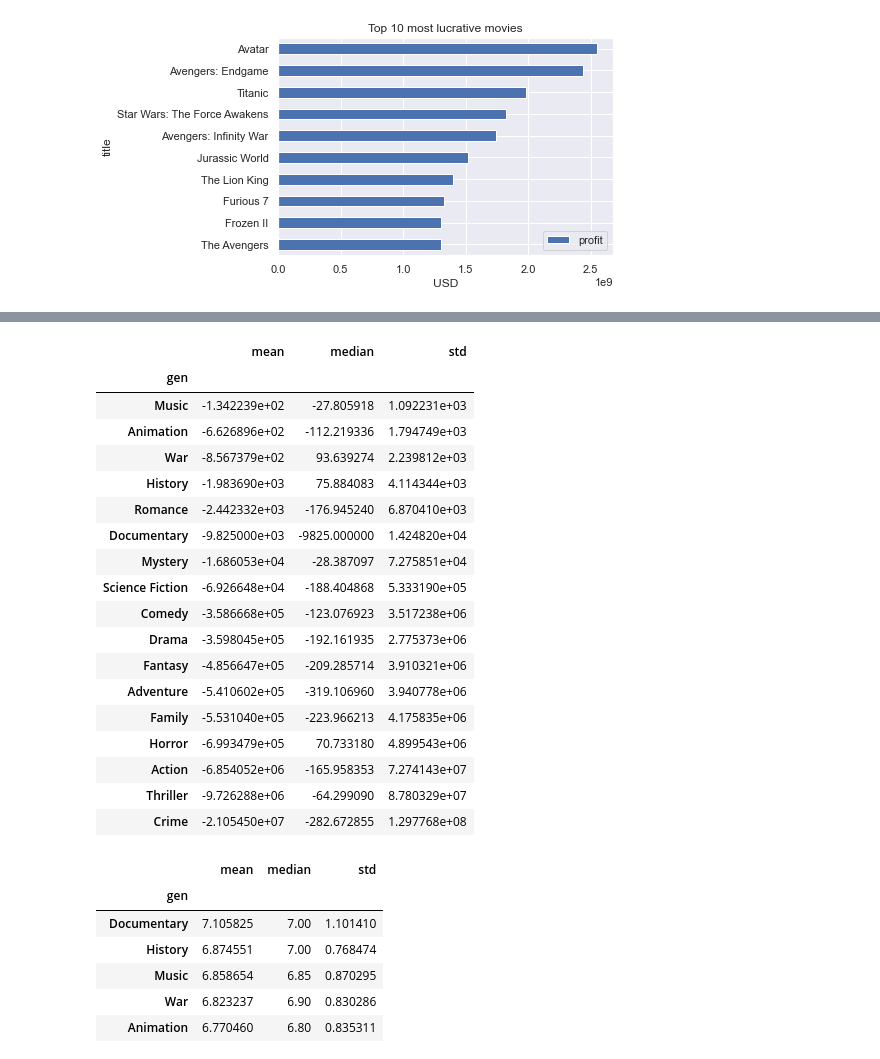
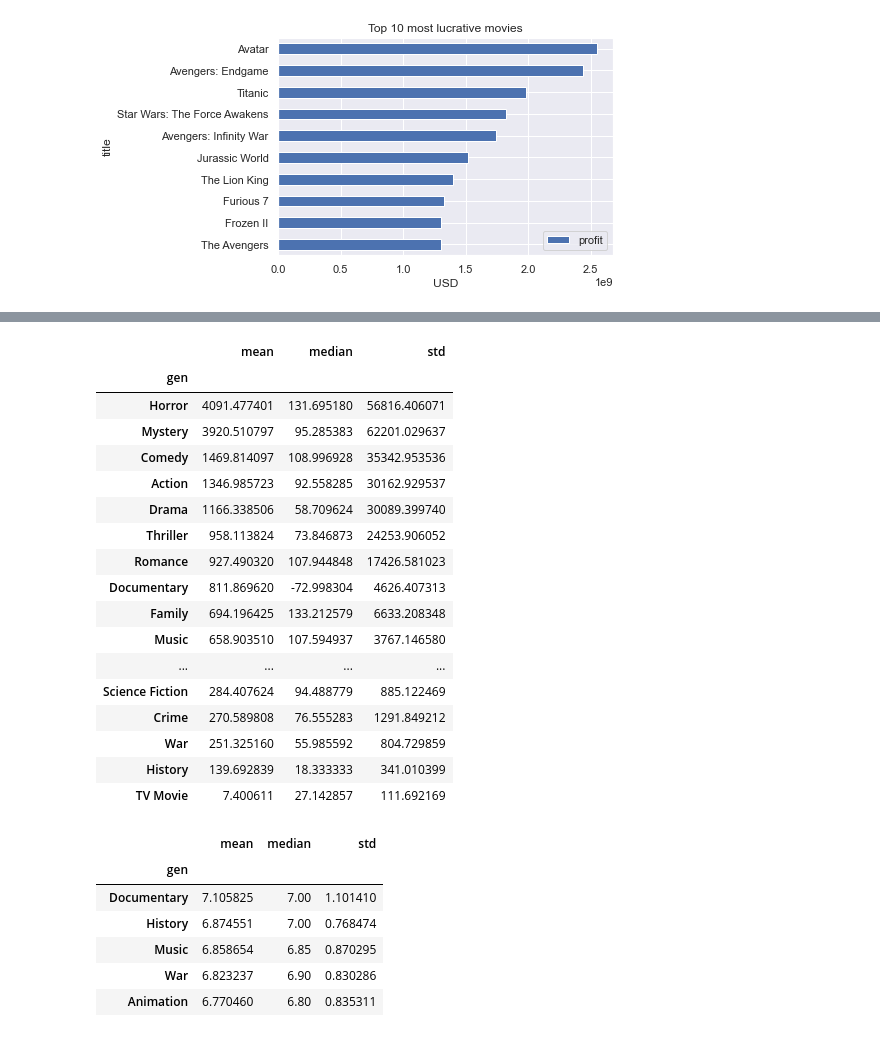
Before and after one commit to ghcn345/Data-Science-in-Film-Industry, a Jupyter notebook: project_phase1.ipynb, the cells around one changed output, grey strips where cells are left out. Cells and saved outputs as stored; diff of their text form; code cells hidden in the pictures.

```diff
--- a/project_phase1.ipynb
+++ b/project_phase1.ipynb
@@ -299,25 +347,24 @@ TypeError: 'bool' object is not callable
 # %%
-df5.join(gen).groupby('gen')['ROI(%)'].agg(['mean','median','std']).sort_values(by='mean', ascending=False)
+df.join(gen).groupby('gen')['ROI(%)'].agg(['mean','median','std']).sort_values(by='mean', ascending=False)
 # %% [output]
 |  | mean | median | std |
 | gen |  |  |  |
-| Music | -1.342239e+02 | -27.805918 | 1.092231e+03 |
-| Animation | -6.626896e+02 | -112.219336 | 1.794749e+03 |
-| War | -8.567379e+02 | 93.639274 | 2.239812e+03 |
-| History | -1.983690e+03 | 75.884083 | 4.114344e+03 |
-| Romance | -2.442332e+03 | -176.945240 | 6.870410e+03 |
-| Documentary | -9.825000e+03 | -9825.000000 | 1.424820e+04 |
-| Mystery | -1.686053e+04 | -28.387097 | 7.275851e+04 |
-| Science Fiction | -6.926648e+04 | -188.404868 | 5.333190e+05 |
-| Comedy | -3.586668e+05 | -123.076923 | 3.517238e+06 |
-| Drama | -3.598045e+05 | -192.161935 | 2.775373e+06 |
-| Fantasy | -4.856647e+05 | -209.285714 | 3.910321e+06 |
-| Adventure | -5.410602e+05 | -319.106960 | 3.940778e+06 |
-| Family | -5.531040e+05 | -223.966213 | 4.175835e+06 |
-| Horror | -6.993479e+05 | 70.733180 | 4.899543e+06 |
-| Action | -6.854052e+06 | -165.958353 | 7.274143e+07 |
-| Thriller | -9.726288e+06 | -64.299090 | 8.780329e+07 |
-| Crime | -2.105450e+07 | -282.672855 | 1.297768e+08 |
+| Horror | 4091.477401 | 131.695180 | 56816.406071 |
+| Mystery | 3920.510797 | 95.285383 | 62201.029637 |
+| Comedy | 1469.814097 | 108.996928 | 35342.953536 |
+| Action | 1346.985723 | 92.558285 | 30162.929537 |
+| Drama | 1166.338506 | 58.709624 | 30089.399740 |
+| Thriller | 958.113824 | 73.846873 | 24253.906052 |
+| Romance | 927.490320 | 107.944848 | 17426.581023 |
+| Documentary | 811.869620 | -72.998304 | 4626.407313 |
+| Family | 694.196425 | 133.212579 | 6633.208348 |
+| Music | 658.903510 | 107.594937 | 3767.146580 |
+| ... | ... | ... | ... |
+| Science Fiction | 284.407624 | 94.488779 | 885.122469 |
+| Crime | 270.589808 | 76.555283 | 1291.849212 |
+| War | 251.325160 | 55.985592 | 804.729859 |
+| History | 139.692839 | 18.333333 | 341.010399 |
+| TV Movie | 7.400611 | 27.142857 | 111.692169 |
 # %%
 df.join(gen).groupby('gen')['vote_average'].agg(['mean','median','std']).sort_values(by='mean', ascending=False)
 # %% [output]
```
Also changed, not shown: parts of 4 cells of this notebook.
